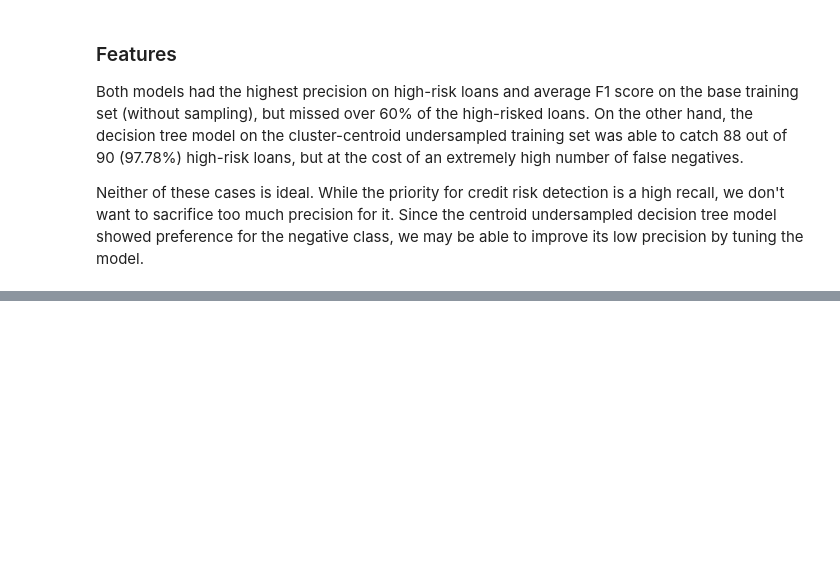
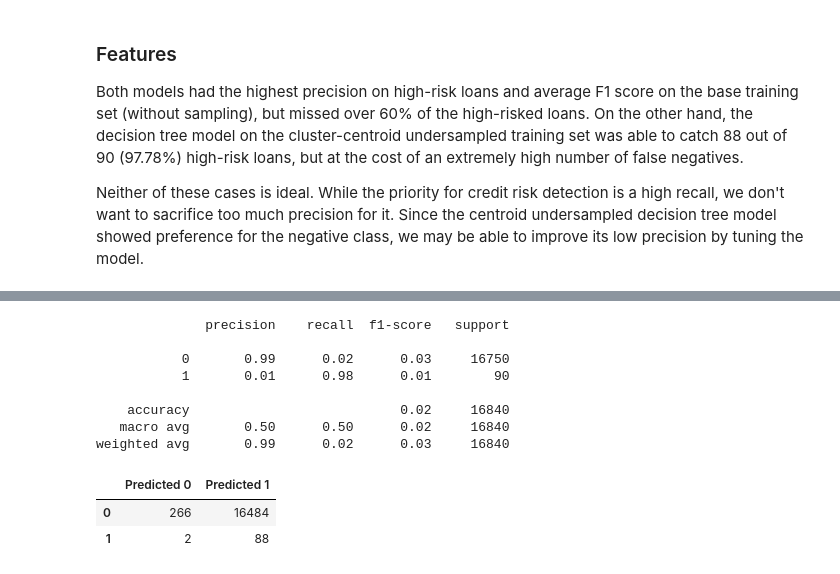
Before and after one commit to tri-bui/sandbox-ml, a Jupyter notebook: lt-credit-risk/credit_risk.ipynb, the cells around one changed output, grey strips where cells are left out. Cells and saved outputs as stored; diff of their text form; code cells hidden in the pictures; blank space fills up the shorter version.

```diff
--- a/lt-credit-risk/credit_risk.ipynb
+++ b/lt-credit-risk/credit_risk.ipynb
@@ -860,0 +889,21 @@ array(['dti', 'total_pymnt'], dtype='<U32')
+# %%
+# Decision tree with cluster-centroid undersampling
+ccu_sel = DecisionTreeClassifier(random_state=42)
+ccu_sel.fit(X_ccu_sel, y_ccu)
+
+# Evaluate model
+ccu_sel_val_pred = ccu_sel.predict(X_val_scaled[ccu_feats[:, 1]])
+print(classification_report(y_val, ccu_sel_val_pred))
+pd.DataFrame(confusion_matrix(y_val, ccu_sel_val_pred), index=['0', '1'], columns=['Predicted 0', 'Predicted 1'])
+# %% [output]
+              precision    recall  f1-score   support
+
+           0       0.99      0.02      0.03     16750
+           1       0.01      0.98      0.01        90
+
+    accuracy                           0.02     16840
+   macro avg       0.50      0.50      0.02     16840
+weighted avg       0.99      0.02      0.03     16840
+|  | Predicted 0 | Predicted 1 |
+| 0 | 266 | 16484 |
+| 1 | 2 | 88 |
```
Also changed, not shown: parts of 9 cells of this notebook.
